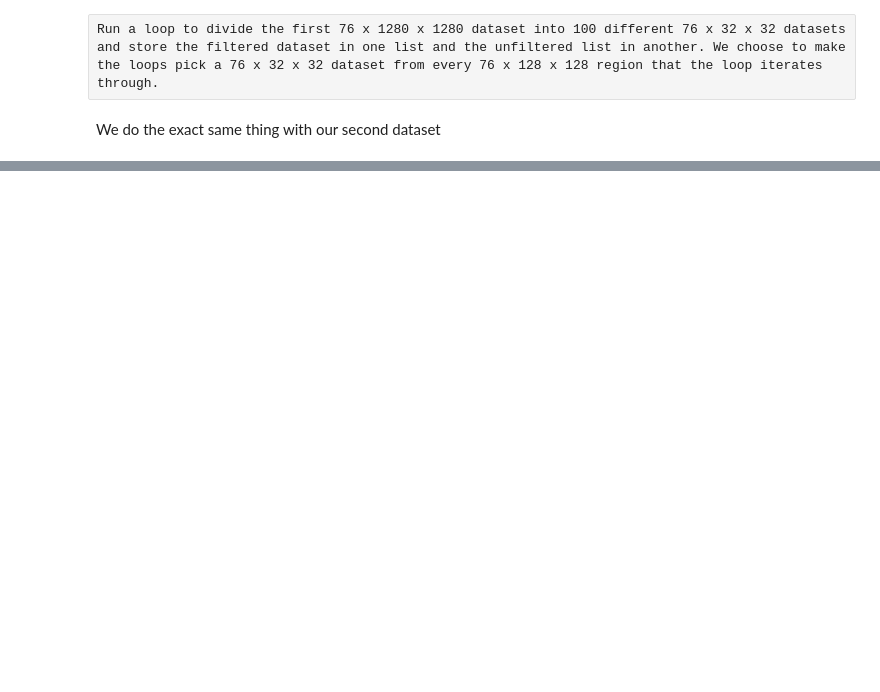
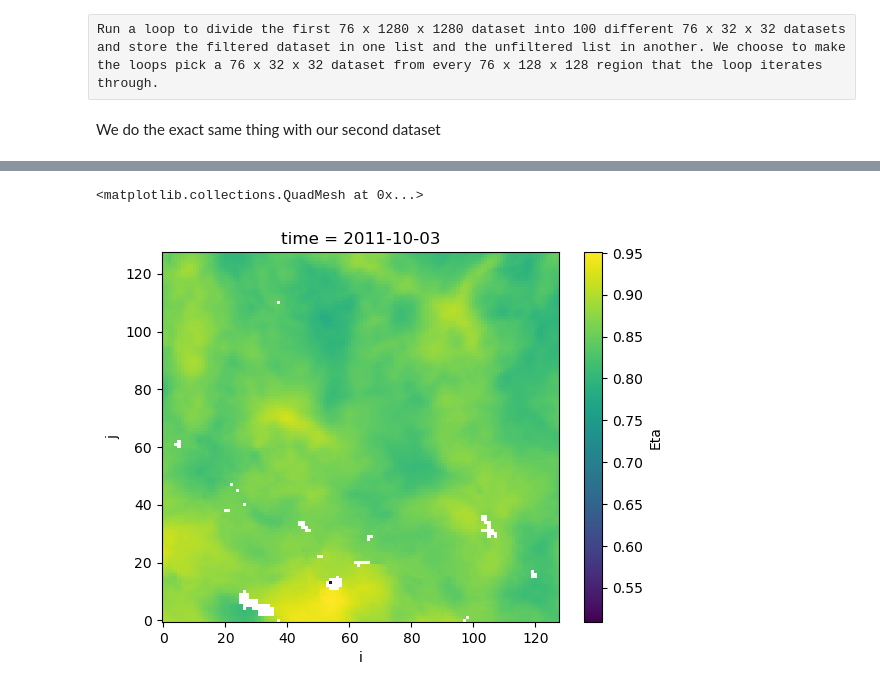
Before and after one commit to roadrunnerstorm/leap-ocean-transport, a Jupyter notebook: project.ipynb, the cells around one changed output, grey strips where cells are left out. Drawn from its saved outputs; the diff is of its cells as text; code cells hidden in the pictures; blank space fills up the shorter version.

```diff
--- a/project.ipynb
+++ b/project.ipynb
@@ -149,12 +149,23 @@ for i_start in range(0, original_i_size1, 128):
         # Subset the dataset
         ds_filtered_subset1 = ds_in_1_filtered_masked.isel(time=slice(0,76), i=slice(i_start, i_end, 4), j=slice(j_start, j_end, 4))
         ds_filtered_subset1 = ds_filtered_subset1.drop_vars(['i','j'])
-        ds_unfiltered_subset1 = ds_in_1.isel(time=slice(0,76), i=slice(i_start, i_end, 4), j=slice(j_start, j_end, 4))
-        ds_unfiltered_subset1 = ds_unfiltered_subset1.drop_vars(['i','j'])
 
         # Append the subsets to the respective lists
         smaller_datasets1_filtered.append(ds_filtered_subset1)
-        smaller_datasets1_unfiltered.append(ds_unfiltered_subset1)
+# %%
+for i_start in range(0, original_i_size1, 128):
+    for j_start in range(0, original_j_size1, 128):
+        # Calculate the end indices for slicing
+        i_end = min(i_start + 128, original_i_size1)  # Ensure i_end does not exceed 13279
+        j_end = min(j_start + 128, original_j_size1)   # Ensure j_end does not exceed 7279
+
+
+        # Subset the dataset
+        ds_unfiltered_subset1 = ds_in_1.isel(time=slice(0,76), i=slice(i_start, i_end), j=slice(j_start, j_end))
+        ds_unfiltered_subset1 = ds_unfiltered_subset1.drop_vars(['i','j'])
+
+        # Append the subsets to the respective lists
+        smaller_datasets1_unfiltered.append(ds_unfiltered_subset1)
 # %% [markdown]
 We do the exact same thing with our second dataset
 # %%
@@ -250,0 +212,2 @@ Attributes: (0)
+# %%
+ds1_unfiltered = xr.concat(smaller_datasets1_unfiltered, dim='dataset1_large')
@@ -250,0 +264,5 @@ Attributes: (0)
+# %%
+ds1_unfiltered.isel(dataset1_large=18).isel(time=4).plot()
+# %% [output]
+<matplotlib.collections.QuadMesh at 0x...>
+[figure, added]
```
Also changed, not shown: parts of 20 cells of this notebook.
